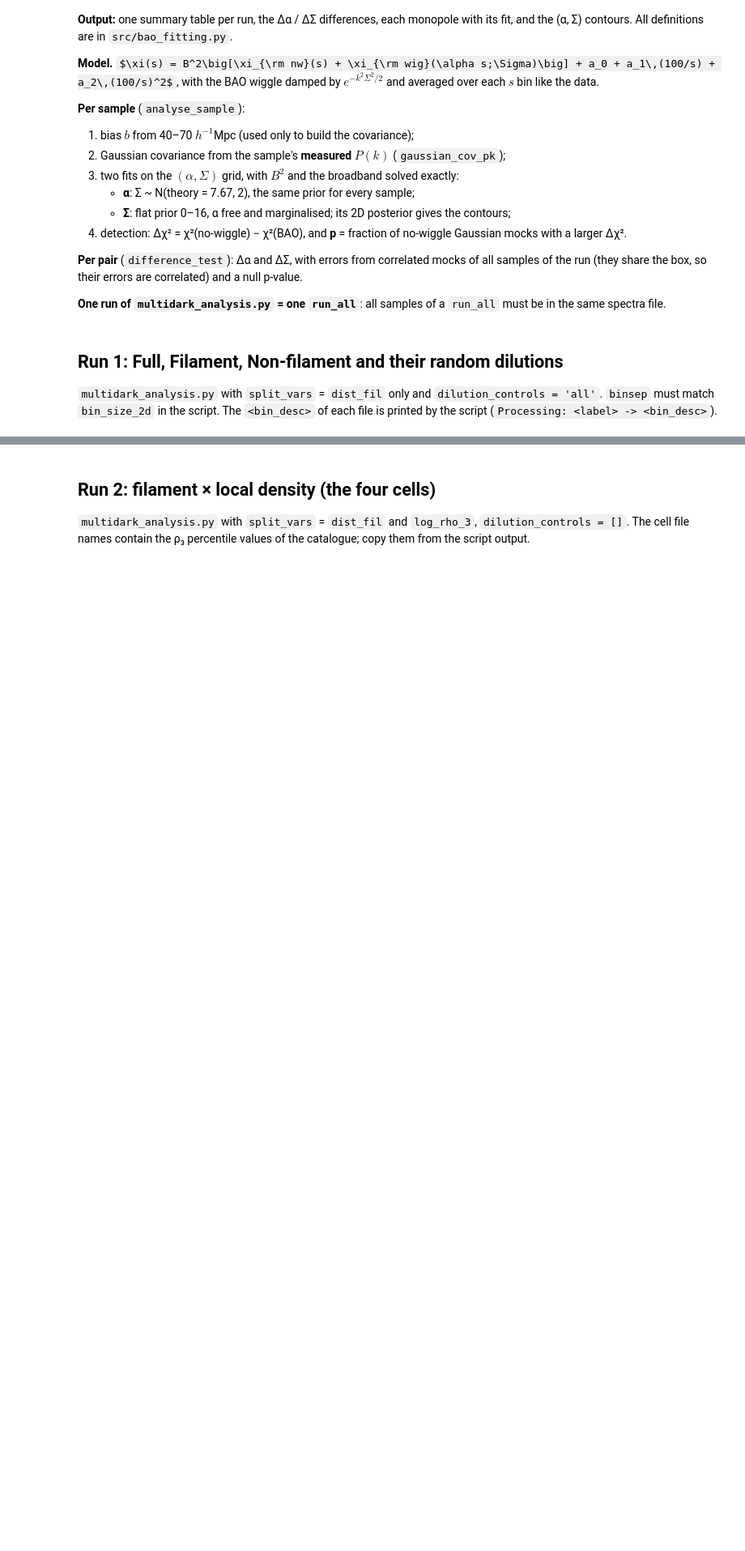
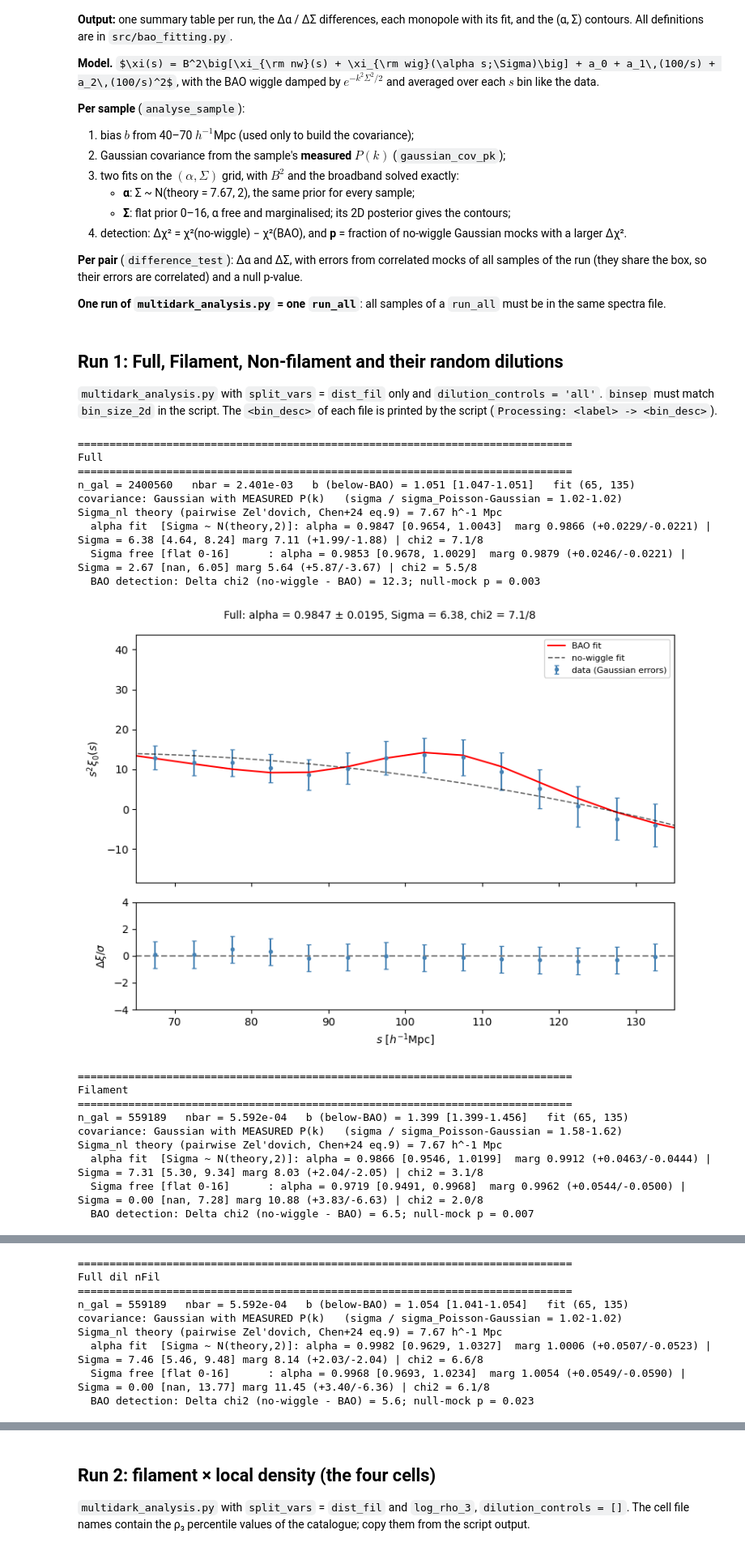
Before and after one commit to FedeDavilaKurban/filbao-md, a Jupyter notebook: notebooks/final/bao_fitting.ipynb, the cells around one changed output, grey strips where cells are left out. Shown at 81% size. Cells and saved outputs as stored; diff of their text form; code cells hidden in the pictures; some formulas as TeX source; blank space fills up the shorter version.

```diff
--- a/notebooks/final/bao_fitting.ipynb
+++ b/notebooks/final/bao_fitting.ipynb
@@ -38,19 +39,40 @@ the script (`Processing: <label> -> <bin_desc>`).
 # %%
 binsep = 5.0
 base = os.path.join(MONO, f'mag=-21.2_sep=5.0-150.0_binsep={binsep:.1f}_')
 samples = {
     'Full':         base + 'full.npz',
-    'Filament':     base + '0.0-d_mathrmfilleq5.0.npz',
-    'Non-filament': base + '10.0-d_mathrmfilleq100.0.npz',
-    # random dilutions of Full with the same N as Filament / Non-filament (N from the script output):
-    # 'Full dil nFil':    base + 'FullrandomN-<N_fil>r20261016.npz',
-    # 'Full dil nNonFil': base + 'FullrandomN-<N_nonfil>r20261016.npz',
+    'Filament':     base + '0.0leqd_mathrmfilleq3.0.npz',
+    'Non-filament': base + '10.0leqd_mathrmfilleq100.0.npz',
 }
+# Random dilutions of Full with the same N as Filament / Non-filament (N read from their files)
+n_fil = int(np.load(samples['Filament'])['n_gal'])
+n_nonfil = int(np.load(samples['Non-filament'])['n_gal'])
+samples['Full dil nFil'] = base + f'FullrandomN-{n_fil}r20261016.npz'
+samples['Full dil nNonFil'] = base + f'FullrandomN-{n_nonfil}r20261016.npz'
 pk_file = os.path.join(PK, 'pk_XISMU_box_mag-21.2_dist_fil.npz')
 
 # Comparisons to report (decide these before looking at the results)
 pairs = [('Filament', 'Non-filament'), ('Filament', 'Full'), ('Non-filament', 'Full'),
-         # ('Filament', 'Full dil nFil'), ('Non-filament', 'Full dil nNonFil'),
-        ]
+         ('Filament', 'Full dil nFil'), ('Non-filament', 'Full dil nNonFil')]
 res = run_all(samples, pk_file, pairs=pairs, fit_range=(65, 135), n_mock=300, n_mock_diff=400,
               save_plots=False)
+# %% [output]
+==============================================================================
+Full
+==============================================================================
+n_gal = 2400560   nbar = 2.401e-03   b (below-BAO) = 1.051 [1.047-1.051]   fit (65, 135)
+covariance: Gaussian with MEASURED P(k)   (sigma / sigma_Poisson-Gaussian = 1.02-1.02)
+Sigma_nl theory (pairwise Zel'dovich, Chen+24 eq.9) = 7.67 h^-1 Mpc
+  alpha fit  [Sigma ~ N(theory,2)]: alpha = 0.9847 [0.9654, 1.0043]  marg 0.9866 (+0.0229/-0.0221) | Sigma = 6.38 [4.64, 8.24] marg 7.11 (+1.99/-1.88) | chi2 = 7.1/8
+  Sigma free [flat 0-16]      : alpha = 0.9853 [0.9678, 1.0029]  marg 0.9879 (+0.0246/-0.0221) | Sigma = 2.67 [nan, 6.05] marg 5.64 (+5.87/-3.67) | chi2 = 5.5/8
+  BAO detection: Delta chi2 (no-wiggle - BAO) = 12.3; null-mock p = 0.003
+[figure, added]
+==============================================================================
+Filament
+==============================================================================
+n_gal = 559189   nbar = 5.592e-04   b (below-BAO) = 1.399 [1.399-1.456]   fit (65, 135)
+covariance: Gaussian with MEASURED P(k)   (sigma / sigma_Poisson-Gaussian = 1.58-1.62)
+Sigma_nl theory (pairwise Zel'dovich, Chen+24 eq.9) = 7.67 h^-1 Mpc
+  alpha fit  [Sigma ~ N(theory,2)]: alpha = 0.9866 [0.9546, 1.0199]  marg 0.9912 (+0.0463/-0.0444) | Sigma = 7.31 [5.30, 9.34] marg 8.03 (+2.04/-2.05) | chi2 = 3.1/8
+  Sigma free [flat 0-16]      : alpha = 0.9719 [0.9491, 0.9968]  marg 0.9962 (+0.0544/-0.0500) | Sigma = 0.00 [nan, 7.28] marg 10.88 (+3.83/-6.63) | chi2 = 2.0/8
+  BAO detection: Delta chi2 (no-wiggle - BAO) = 6.5; null-mock p = 0.007
@@ -56,0 +92,9 @@ res = run_all(samples, pk_file, pairs=pairs, fit_range=(65, 135), n_mock=300, n_
+==============================================================================
+Full dil nFil
+==============================================================================
+n_gal = 559189   nbar = 5.592e-04   b (below-BAO) = 1.054 [1.041-1.054]   fit (65, 135)
+covariance: Gaussian with MEASURED P(k)   (sigma / sigma_Poisson-Gaussian = 1.02-1.02)
+Sigma_nl theory (pairwise Zel'dovich, Chen+24 eq.9) = 7.67 h^-1 Mpc
+  alpha fit  [Sigma ~ N(theory,2)]: alpha = 0.9982 [0.9629, 1.0327]  marg 1.0006 (+0.0507/-0.0523) | Sigma = 7.46 [5.46, 9.48] marg 8.14 (+2.03/-2.04) | chi2 = 6.6/8
+  Sigma free [flat 0-16]      : alpha = 0.9968 [0.9693, 1.0234]  marg 1.0054 (+0.0549/-0.0590) | Sigma = 0.00 [nan, 13.77] marg 11.45 (+3.40/-6.36) | chi2 = 6.1/8
+  BAO detection: Delta chi2 (no-wiggle - BAO) = 5.6; null-mock p = 0.023
```
Also changed, not shown: parts of 2 cells of this notebook, 8 other files.
